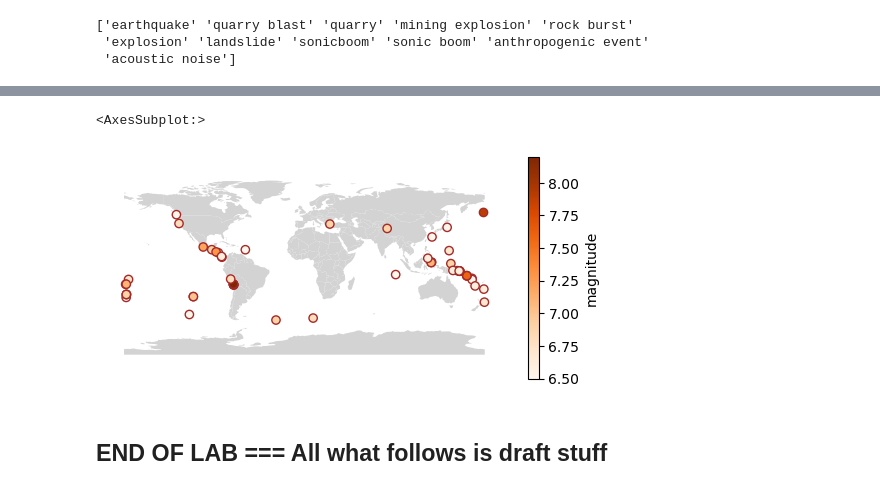
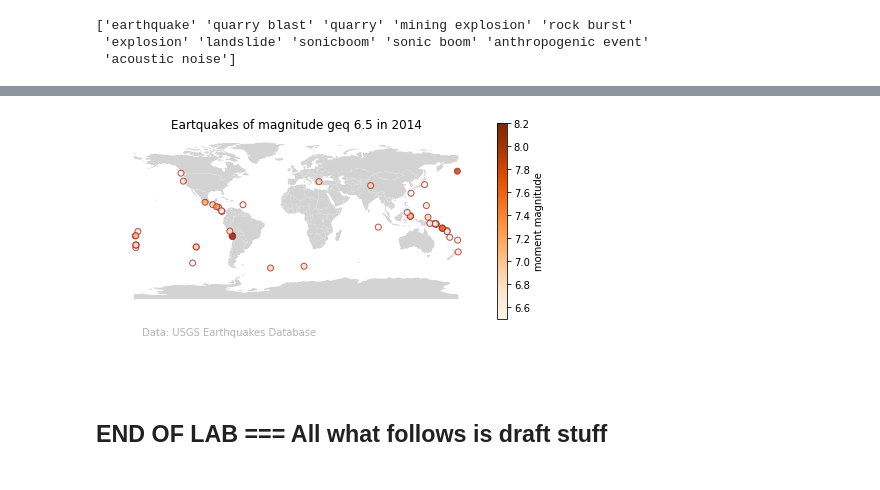
Before and after one commit to carmengg/eds-220-book, a Jupyter notebook: discussion-sections/ds3-earthquakes.ipynb, the cells around one changed output, grey strips where cells are left out. Drawn from its saved outputs; the diff is of its cells as text; code cells hidden in the pictures.

```diff
--- a/discussion-sections/ds3-earthquakes.ipynb
+++ b/discussion-sections/ds3-earthquakes.ipynb
@@ -65,21 +65,29 @@ worldmap
 | 176 | 11062113.0 | Africa | S. Sudan | SSD | 11998 | POLYGON ((30.83385 3.50917, 29.95... |
 177 rows × 6 columns
 # %%
-fig, ax = plt.subplots()
+fig, ax = plt.subplots(figsize=(8,6))
 ax.axis('off')
 
 worldmap.plot(ax=ax,
            color='lightgrey')
 eqk.plot(ax=ax,
         column='mag',
         cmap="Oranges",
         edgecolor='brown',
         legend=True,
         legend_kwds={"shrink":.6,
-                        'label': "magnitude"})
+                        'label': 'moment magnitude'})
+
+ax.set_title('Eartquakes of magnitude geq 6.5 in 2014')
+ax.annotate('Data: USGS Earthquakes Database',
+             xy=(0.1,0.16),
+             xycoords='figure fraction',
+             fontsize=10,
+             color='0.7')
+
+plt.show()
 # %% [output]
-<AxesSubplot:>
-[figure, old version]
+[figure, new version]
 # %% [markdown]
 ## END OF LAB === All what follows is draft stuff
 # %%
```
Also changed, not shown: parts of 2 cells of this notebook, 41 other files.
